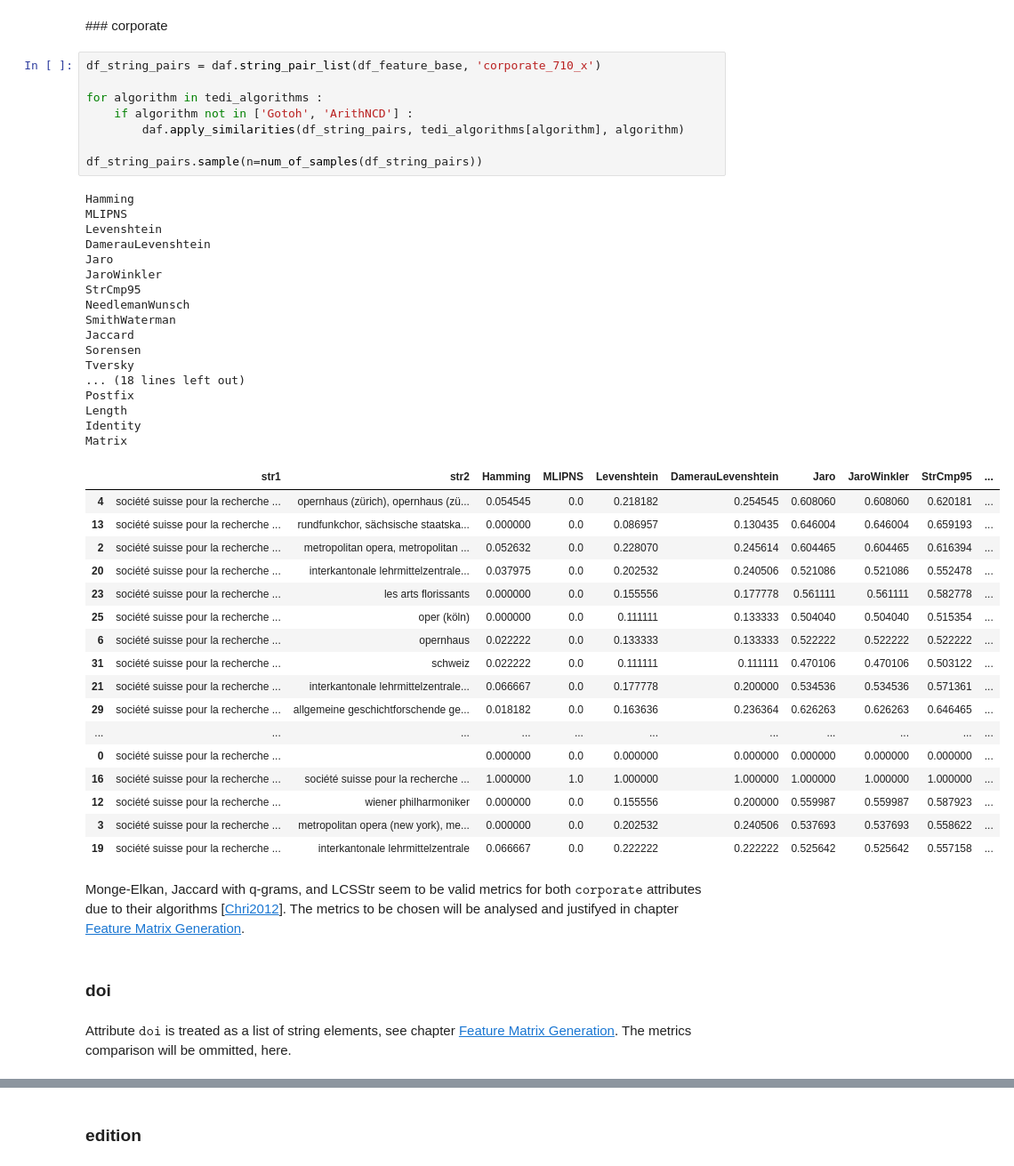
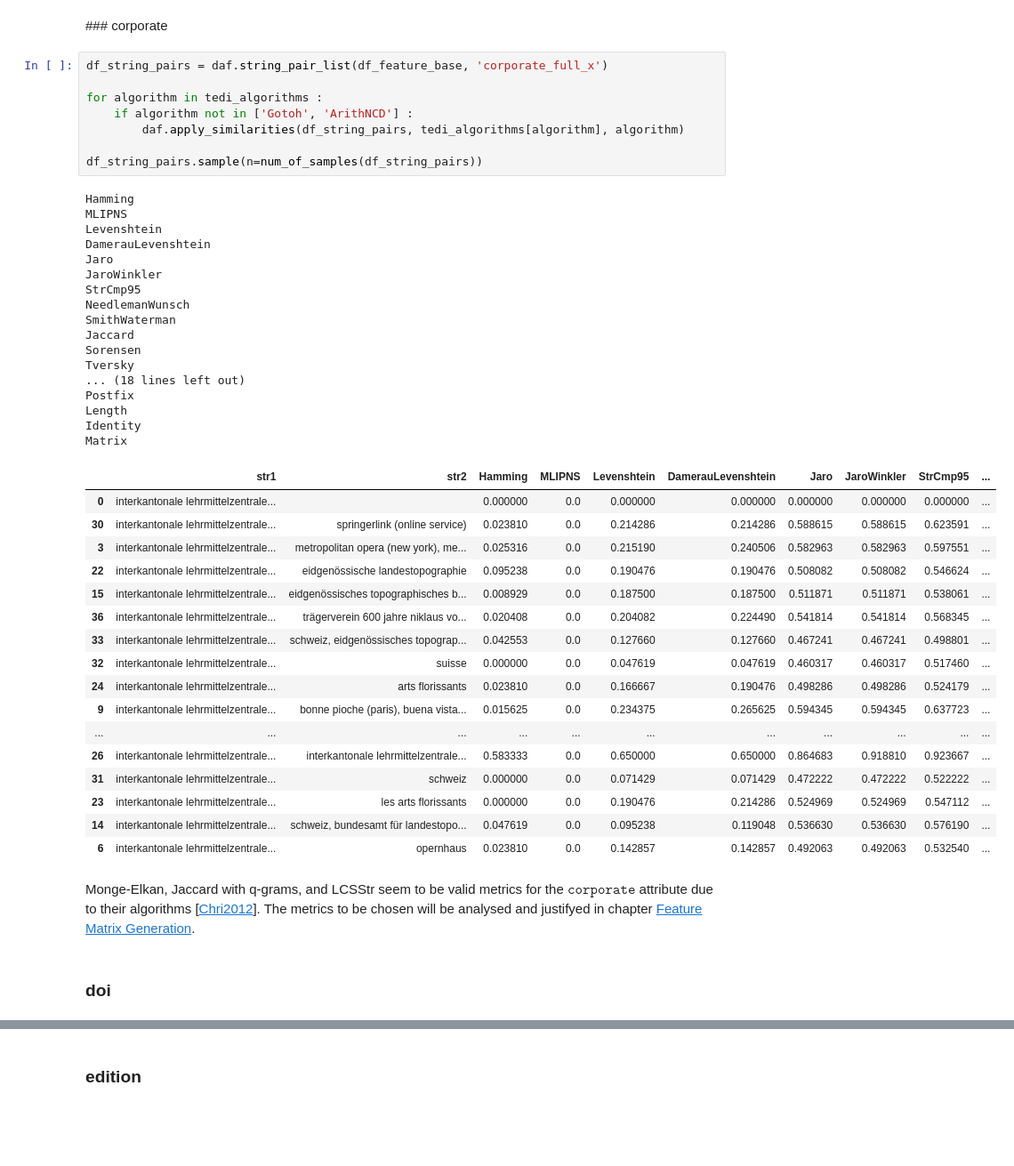
Before and after one commit to swissbib/clustering_metadata, a Jupyter notebook: B_CompareSimilarities.ipynb, the cells around one changed output, grey strips where cells are left out. Shown at 89% size. Saved outputs shown, nothing was run; the diff lists cells and outputs as text; blank space fills up the shorter version.

```diff
--- a/B_CompareSimilarities.ipynb
+++ b/B_CompareSimilarities.ipynb
@@ -134,51 +135,49 @@ Matrix
 # %% [markdown]
 ### corporate
 # %%
-df_string_pairs = daf.string_pair_list(df_feature_base, 'corporate_710_x')
+df_string_pairs = daf.string_pair_list(df_feature_base, 'corporate_full_x')
 
 for algorithm in tedi_algorithms :
     if algorithm not in ['Gotoh', 'ArithNCD'] :
         daf.apply_similarities(df_string_pairs, tedi_algorithms[algorithm], algorithm)
 
 df_string_pairs.sample(n=num_of_samples(df_string_pairs))
 # %% [output]
 Hamming
 MLIPNS
 Levenshtein
 DamerauLevenshtein
 Jaro
 JaroWinkler
 StrCmp95
 NeedlemanWunsch
 SmithWaterman
 Jaccard
 Sorensen
 Tversky
 ... (18 lines left out)
 Postfix
 Length
 Identity
 Matrix
 |  | str1 | str2 | Hamming | MLIPNS | Levenshtein | DamerauLevenshtein | Jaro | JaroWinkler | StrCmp95 | ... |
-| 4 | société suisse pour la recherche ... | opernhaus (zürich), opernhaus (zü... | 0.054545 | 0.0 | 0.218182 | 0.254545 | 0.608060 | 0.608060 | 0.620181 | ... |
-| 13 | société suisse pour la recherche ... | rundfunkchor, sächsische staatska... | 0.000000 | 0.0 | 0.086957 | 0.130435 | 0.646004 | 0.646004 | 0.659193 | ... |
-| 2 | société suisse pour la recherche ... | metropolitan opera, metropolitan ... | 0.052632 | 0.0 | 0.228070 | 0.245614 | 0.604465 | 0.604465 | 0.616394 | ... |
-| 20 | société suisse pour la recherche ... | interkantonale lehrmittelzentrale... | 0.037975 | 0.0 | 0.202532 | 0.240506 | 0.521086 | 0.521086 | 0.552478 | ... |
-| 23 | société suisse pour la recherche ... | les arts florissants | 0.000000 | 0.0 | 0.155556 | 0.177778 | 0.561111 | 0.561111 | 0.582778 | ... |
-| 25 | société suisse pour la recherche ... | oper (köln) | 0.000000 | 0.0 | 0.111111 | 0.133333 | 0.504040 | 0.504040 | 0.515354 | ... |
-| 6 | société suisse pour la recherche ... | opernhaus | 0.022222 | 0.0 | 0.133333 | 0.133333 | 0.522222 | 0.522222 | 0.522222 | ... |
-| 31 | société suisse pour la recherche ... | schweiz | 0.022222 | 0.0 | 0.111111 | 0.111111 | 0.470106 | 0.470106 | 0.503122 | ... |
-| 21 | société suisse pour la recherche ... | interkantonale lehrmittelzentrale... | 0.066667 | 0.0 | 0.177778 | 0.200000 | 0.534536 | 0.534536 | 0.571361 | ... |
-| 29 | société suisse pour la recherche ... | allgemeine geschichtforschende ge... | 0.018182 | 0.0 | 0.163636 | 0.236364 | 0.626263 | 0.626263 | 0.646465 | ... |
+| 0 | interkantonale lehrmittelzentrale... |  | 0.000000 | 0.0 | 0.000000 | 0.000000 | 0.000000 | 0.000000 | 0.000000 | ... |
+| 30 | interkantonale lehrmittelzentrale... | springerlink (online service) | 0.023810 | 0.0 | 0.214286 | 0.214286 | 0.588615 | 0.588615 | 0.623591 | ... |
+| 3 | interkantonale lehrmittelzentrale... | metropolitan opera (new york), me... | 0.025316 | 0.0 | 0.215190 | 0.240506 | 0.582963 | 0.582963 | 0.597551 | ... |
+| 22 | interkantonale lehrmittelzentrale... | eidgenössische landestopographie | 0.095238 | 0.0 | 0.190476 | 0.190476 | 0.508082 | 0.508082 | 0.546624 | ... |
+| 15 | interkantonale lehrmittelzentrale... | eidgenössisches topographisches b... | 0.008929 | 0.0 | 0.187500 | 0.187500 | 0.511871 | 0.511871 | 0.538061 | ... |
+| 36 | interkantonale lehrmittelzentrale... | trägerverein 600 jahre niklaus vo... | 0.020408 | 0.0 | 0.204082 | 0.224490 | 0.541814 | 0.541814 | 0.568345 | ... |
+| 33 | interkantonale lehrmittelzentrale... | schweiz, eidgenössisches topograp... | 0.042553 | 0.0 | 0.127660 | 0.127660 | 0.467241 | 0.467241 | 0.498801 | ... |
+| 32 | interkantonale lehrmittelzentrale... | suisse | 0.000000 | 0.0 | 0.047619 | 0.047619 | 0.460317 | 0.460317 | 0.517460 | ... |
+| 24 | interkantonale lehrmittelzentrale... | arts florissants | 0.023810 | 0.0 | 0.166667 | 0.190476 | 0.498286 | 0.498286 | 0.524179 | ... |
+| 9 | interkantonale lehrmittelzentrale... | bonne pioche (paris), buena vista... | 0.015625 | 0.0 | 0.234375 | 0.265625 | 0.594345 | 0.594345 | 0.637723 | ... |
 | ... | ... | ... | ... | ... | ... | ... | ... | ... | ... | ... |
-| 0 | société suisse pour la recherche ... |  | 0.000000 | 0.0 | 0.000000 | 0.000000 | 0.000000 | 0.000000 | 0.000000 | ... |
-| 16 | société suisse pour la recherche ... | société suisse pour la recherche ... | 1.000000 | 1.0 | 1.000000 | 1.000000 | 1.000000 | 1.000000 | 1.000000 | ... |
-| 12 | société suisse pour la recherche ... | wiener philharmoniker | 0.000000 | 0.0 | 0.155556 | 0.200000 | 0.559987 | 0.559987 | 0.587923 | ... |
-| 3 | société suisse pour la recherche ... | metropolitan opera (new york), me... | 0.000000 | 0.0 | 0.202532 | 0.240506 | 0.537693 | 0.537693 | 0.558622 | ... |
-| 19 | société suisse pour la recherche ... | interkantonale lehrmittelzentrale | 0.066667 | 0.0 | 0.222222 | 0.222222 | 0.525642 | 0.525642 | 0.557158 | ... |
+| 26 | interkantonale lehrmittelzentrale... | interkantonale lehrmittelzentrale... | 0.583333 | 0.0 | 0.650000 | 0.650000 | 0.864683 | 0.918810 | 0.923667 | ... |
+| 31 | interkantonale lehrmittelzentrale... | schweiz | 0.000000 | 0.0 | 0.071429 | 0.071429 | 0.472222 | 0.472222 | 0.522222 | ... |
+| 23 | interkantonale lehrmittelzentrale... | les arts florissants | 0.000000 | 0.0 | 0.190476 | 0.214286 | 0.524969 | 0.524969 | 0.547112 | ... |
+| 14 | interkantonale lehrmittelzentrale... | schweiz, bundesamt für landestopo... | 0.047619 | 0.0 | 0.095238 | 0.119048 | 0.536630 | 0.536630 | 0.576190 | ... |
+| 6 | interkantonale lehrmittelzentrale... | opernhaus | 0.023810 | 0.0 | 0.142857 | 0.142857 | 0.492063 | 0.492063 | 0.532540 | ... |
 # %% [markdown]
-Monge-Elkan, Jaccard with q-grams, and LCSStr seem to be valid metrics for both $\texttt{corporate}$ attributes due to their algorithms [[Chri2012](./A_References.ipynb#chri2012)]. The metrics to be chosen will be analysed and justifyed in chapter [Feature Matrix Generation](./3_FeatureMatrixGeneration.ipynb).
+Monge-Elkan, Jaccard with q-grams, and LCSStr seem to be valid metrics for the $\texttt{corporate}$ attribute due to their algorithms [[Chri2012](./A_References.ipynb#chri2012)]. The metrics to be chosen will be analysed and justifyed in chapter [Feature Matrix Generation](./3_FeatureMatrixGeneration.ipynb).
 # %% [markdown]
 ### doi
-# %% [markdown]
-Attribute $\texttt{doi}$ is treated as a list of string elements, see chapter [Feature Matrix Generation](./3_FeatureMatrixGeneration.ipynb). The metrics comparison will be ommitted, here.
```
Also changed, not shown: parts of 18 cells of this notebook, 6 other files.
